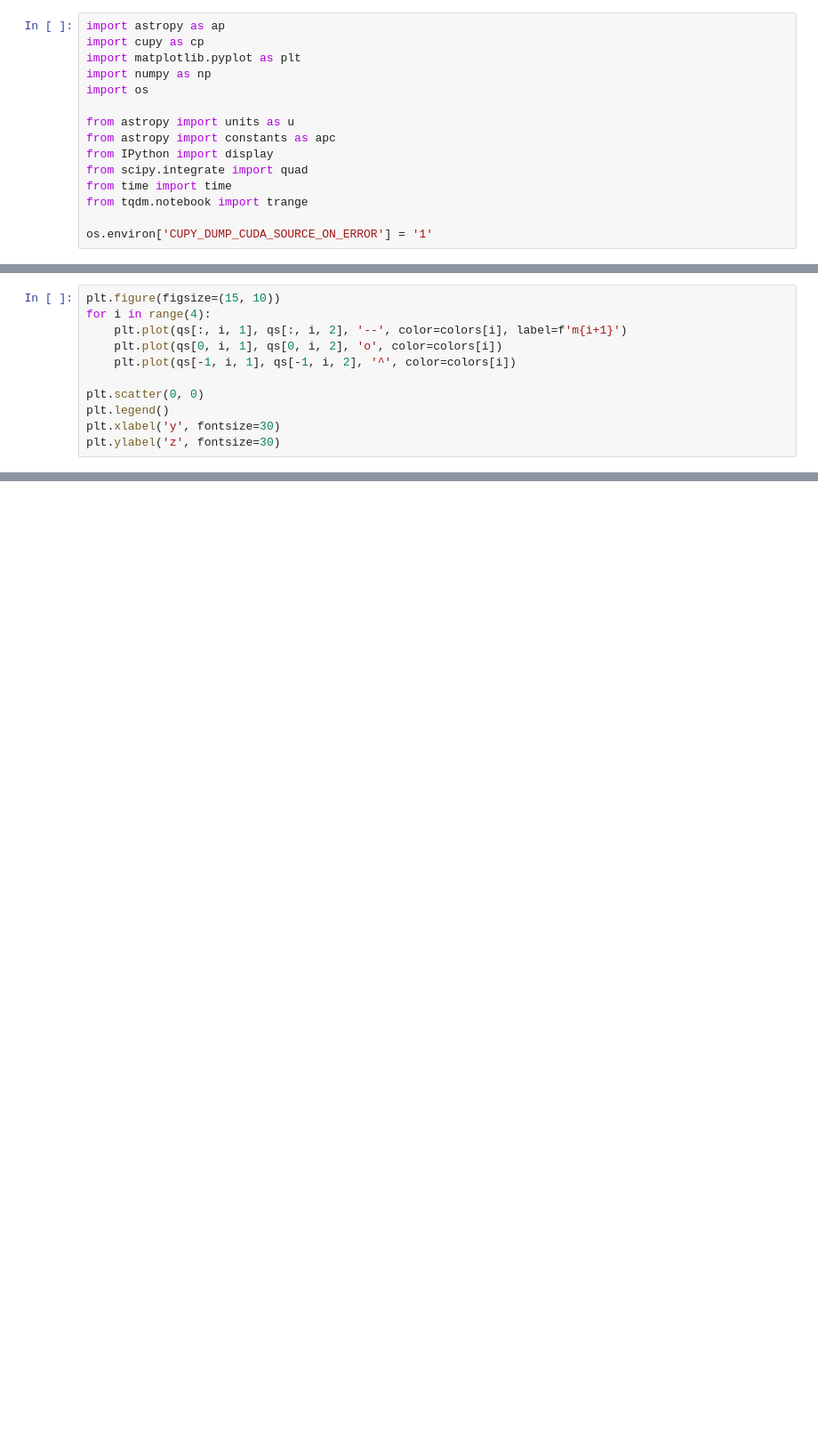
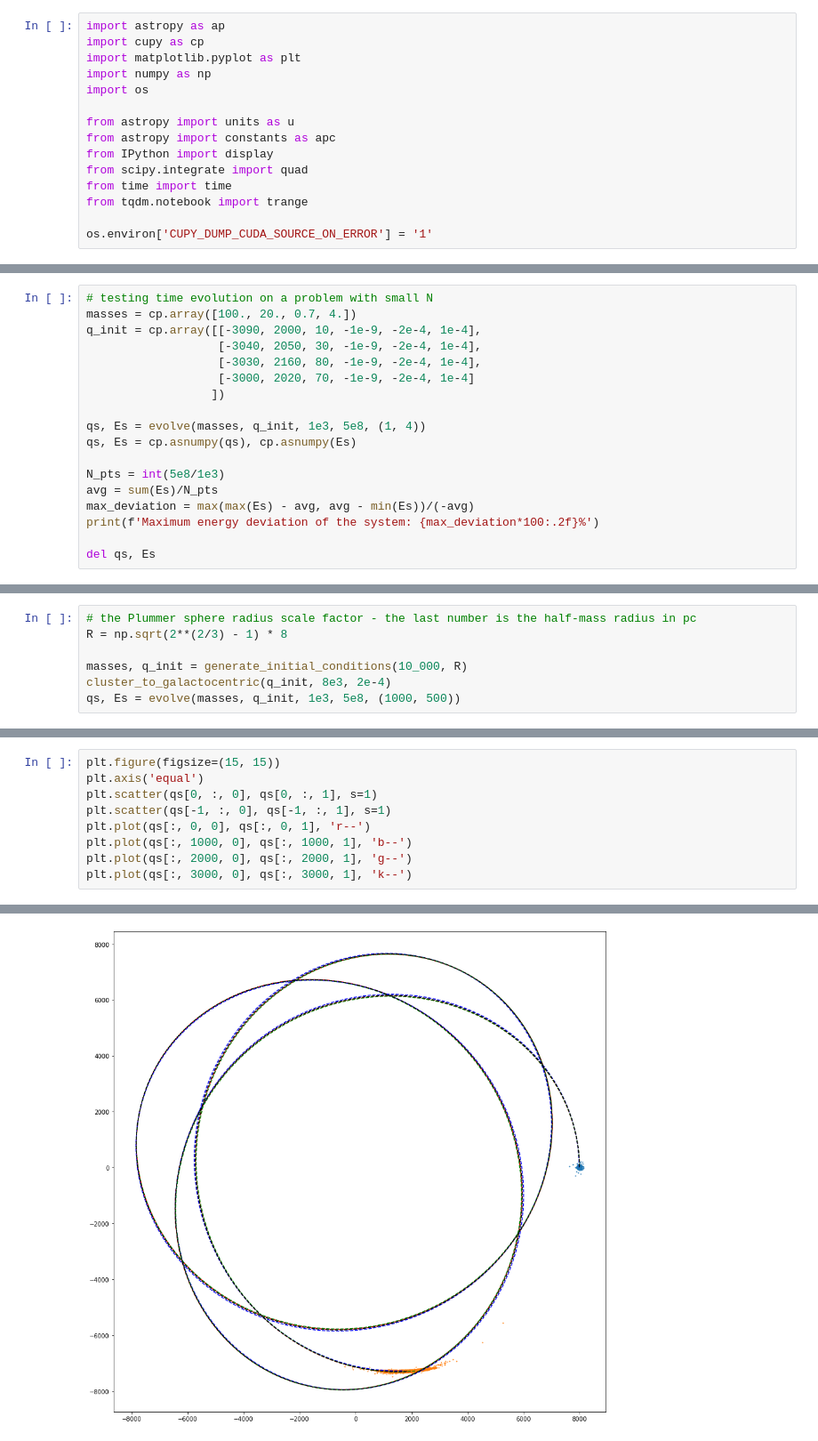
Before and after one commit to NoaVidovic/stream-nbody-simulation, a Jupyter notebook: n_body_orbit_integration.ipynb, the cells around one changed output, grey strips where cells are left out. Shown: that part at 89% size. Cells and saved outputs as stored; diff of their text form; blank space fills up the shorter version.

```diff
--- a/n_body_orbit_integration.ipynb
+++ b/n_body_orbit_integration.ipynb
@@ -243,11 +173,0 @@ Text(0, 0.5, 'z')
-# %%
-plt.figure(figsize=(15, 10))
-for i in range(4):
-    plt.plot(qs[:, i, 1], qs[:, i, 2], '--', color=colors[i], label=f'm{i+1}')
-    plt.plot(qs[0, i, 1], qs[0, i, 2], 'o', color=colors[i])
-    plt.plot(qs[-1, i, 1], qs[-1, i, 2], '^', color=colors[i])
-
-plt.scatter(0, 0)
-plt.legend()
-plt.xlabel('y', fontsize=30)
-plt.ylabel('z', fontsize=30)
@@ -360,3 +174,21 @@ Maximum energy deviation of the system: 0.23%
+# %%
+# testing time evolution on a problem with small N
+masses = cp.array([100., 20., 0.7, 4.])
+q_init = cp.array([[-3090, 2000, 10, -1e-9, -2e-4, 1e-4],
+                   [-3040, 2050, 30, -1e-9, -2e-4, 1e-4],
+                   [-3030, 2160, 80, -1e-9, -2e-4, 1e-4],
+                   [-3000, 2020, 70, -1e-9, -2e-4, 1e-4]
+                  ])
+
+qs, Es = evolve(masses, q_init, 1e3, 5e8, (1, 4))
+qs, Es = cp.asnumpy(qs), cp.asnumpy(Es)
+
+N_pts = int(5e8/1e3)
+avg = sum(Es)/N_pts
+max_deviation = max(max(Es) - avg, avg - min(Es))/(-avg)
+print(f'Maximum energy deviation of the system: {max_deviation*100:.2f}%')
+
+del qs, Es
 # %%
 between = lambda x, a, b: np.where((x >= a) & (x <= b), True, False)  # useful for defining piecewise functions
 m_max = np.inf  # maximum expected star mass
@@ -423,0 +325,7 @@ plt.axhline(koupa_cdf(0.5), c='k', ls=':')
+# %%
+# the Plummer sphere radius scale factor - the last number is the half-mass radius in pc
+R = np.sqrt(2**(2/3) - 1) * 8
+
+masses, q_init = generate_initial_conditions(10_000, R)
+cluster_to_galactocentric(q_init, 8e3, 2e-4)
+qs, Es = evolve(masses, q_init, 1e3, 5e8, (1000, 500))
@@ -423,0 +334,10 @@ plt.axhline(koupa_cdf(0.5), c='k', ls=':')
+# %%
+plt.figure(figsize=(15, 15))
+plt.axis('equal')
+plt.scatter(qs[0, :, 0], qs[0, :, 1], s=1)
+plt.scatter(qs[-1, :, 0], qs[-1, :, 1], s=1)
+plt.plot(qs[:, 0, 0], qs[:, 0, 1], 'r--')
+plt.plot(qs[:, 1000, 0], qs[:, 1000, 1], 'b--')
+plt.plot(qs[:, 2000, 0], qs[:, 2000, 1], 'g--')
+plt.plot(qs[:, 3000, 0], qs[:, 3000, 1], 'k--')
+# %% [output]
@@ -423,0 +345 @@ plt.axhline(koupa_cdf(0.5), c='k', ls=':')
+[figure, added]
```
Also changed, not shown: parts of 20 cells of this notebook, 1 other file.
